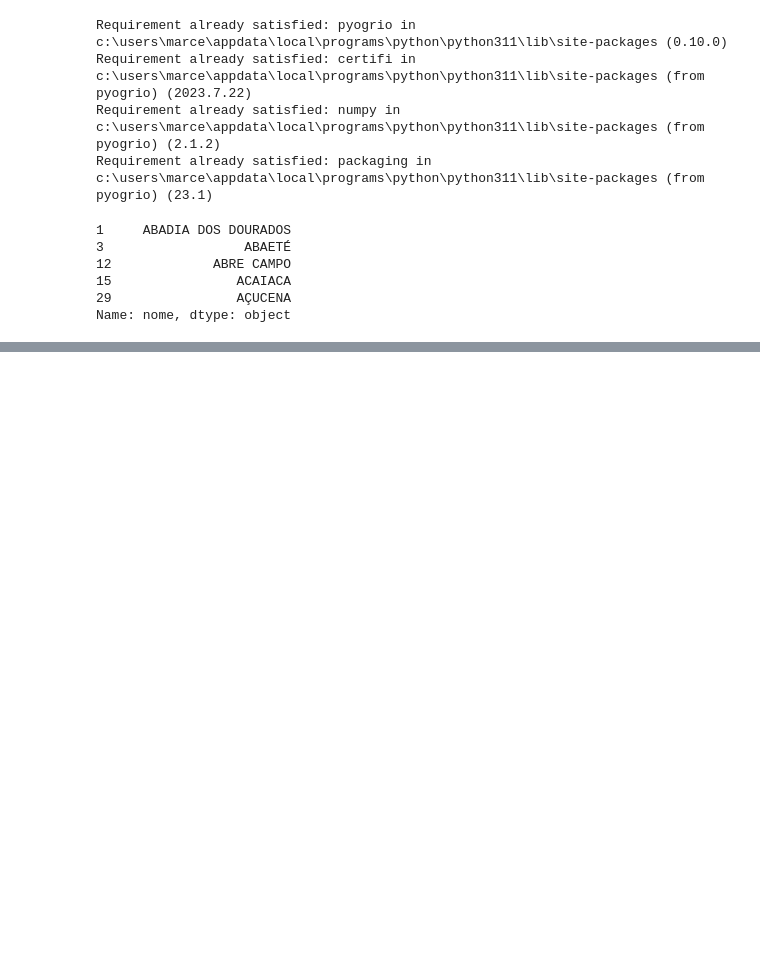
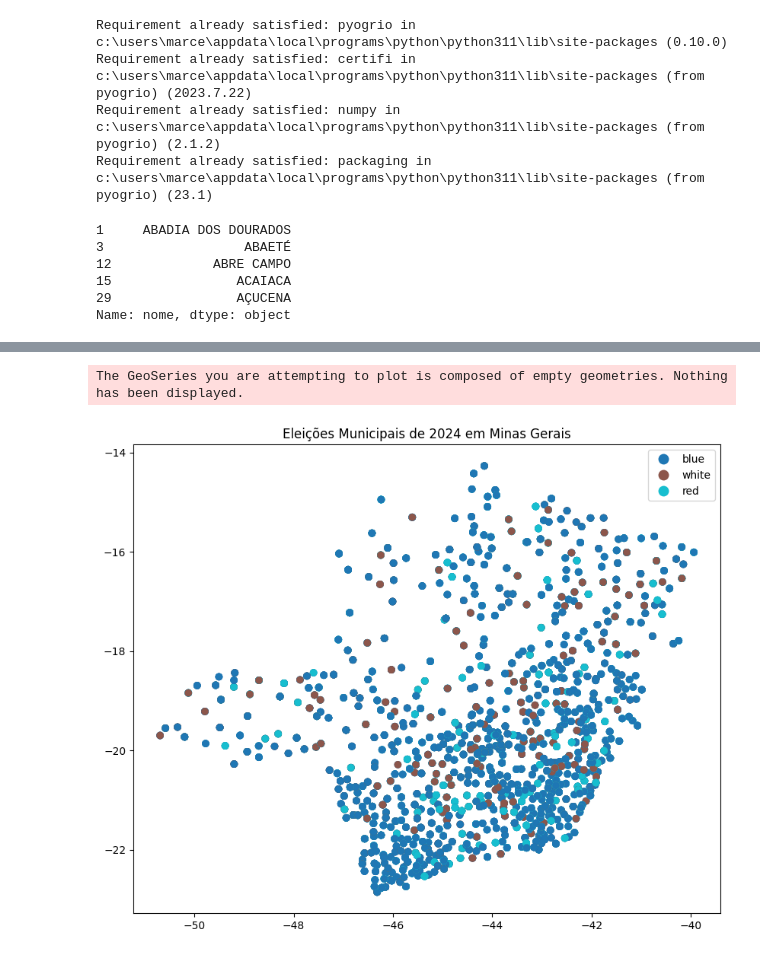
Before and after one commit to MarcelFeo/analise_eleitoral_mg, a Jupyter notebook: main.ipynb, the cells around one changed output, grey strips where cells are left out. Cells and saved outputs as stored; diff of their text form; code cells hidden in the pictures; blank space fills up the shorter version.

```diff
--- a/main.ipynb
+++ b/main.ipynb
@@ -89,6 +90,30 @@ def gerar_grafico_partidos_mais_votados(df, ano):
                  color='NM_PARTIDO')
 
     fig.show()
+
+def plot_mapa(mapa, ano):
+    # Verifica se é um GeoDataFrame
+    if not isinstance(mapa, gpd.GeoDataFrame):
+        print("O DataFrame não é um GeoDataFrame.")
+        return
+
+    fig, ax = plt.subplots(1, 1, figsize=(12, 8))
+    # Defina as cores baseadas nos partidos (exemplo)
+    cores = {'direita': 'blue', 'esquerda': 'red', 'centro': 'white'}
+
+    # Verifique se a coluna de partido existe
+    if 'NM_PARTIDO' in mapa.columns:
+        mapa['cor'] = mapa['Espectro'].map(cores)
+    else:
+        print("A coluna 'Espectro' não foi encontrada no DataFrame.")
+        return
+
+    mapa.boundary.plot(ax=ax, linewidth=1)
+
+    mapa.plot(column='cor', ax=ax, legend=True)
+
+    ax.set_title(f'Eleições Municipais de {ano} em Minas Gerais')
+    plt.show()
 # %%
 candidatos_mais_votados_2020 = processar_candidatos_mais_votados(tabela_arquivo_2020)
 # %%
@@ -196,0 +259,5 @@ NameError: name 'candidatos_mais_votados_2016_geo_df' is not defined
+# %%
+plot_mapa(candidatos_mais_votados_2024_geo_df, 2024)
+# %% [output]
+The GeoSeries you are attempting to plot is composed of empty geometries. Nothing has been displayed.
+[figure, added]
```
Also changed, not shown: parts of 8 cells of this notebook.
